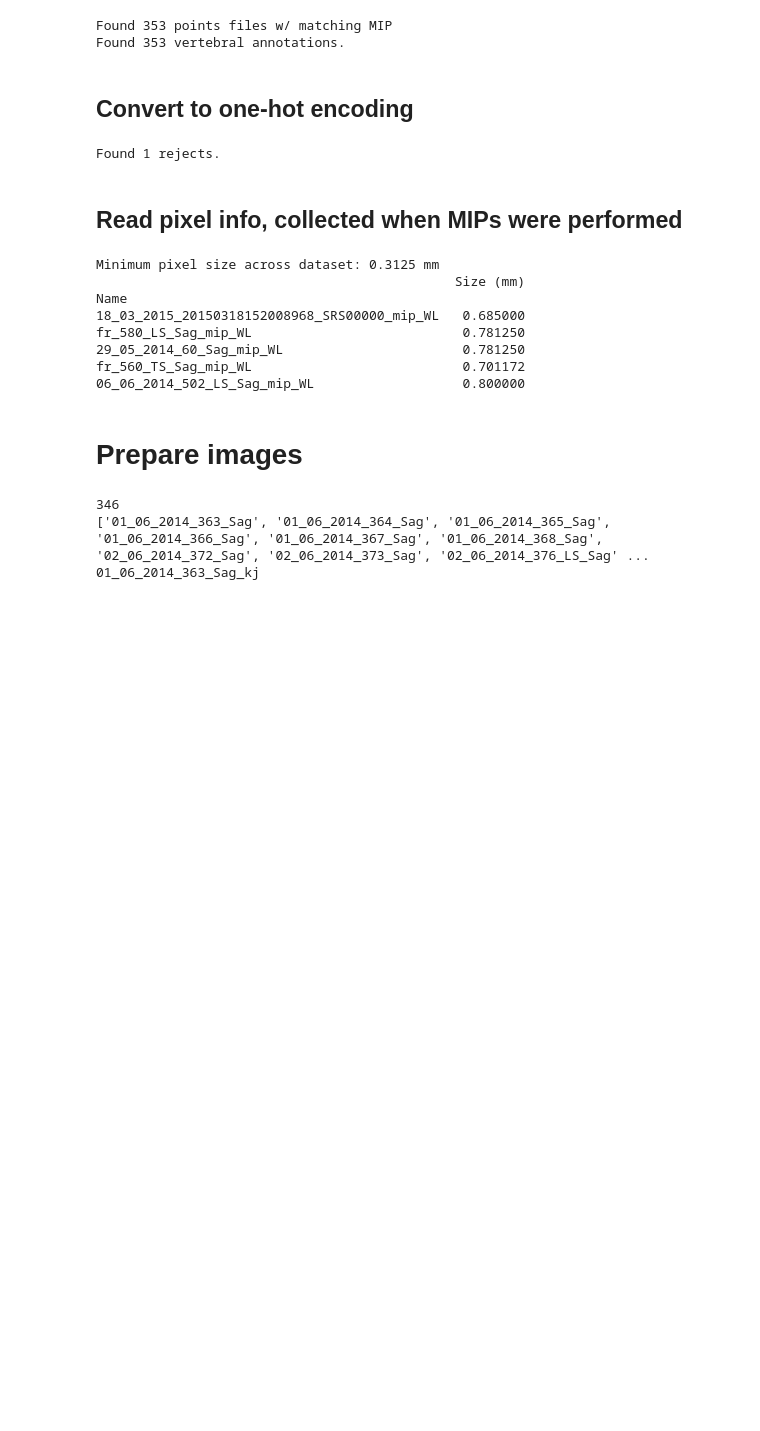
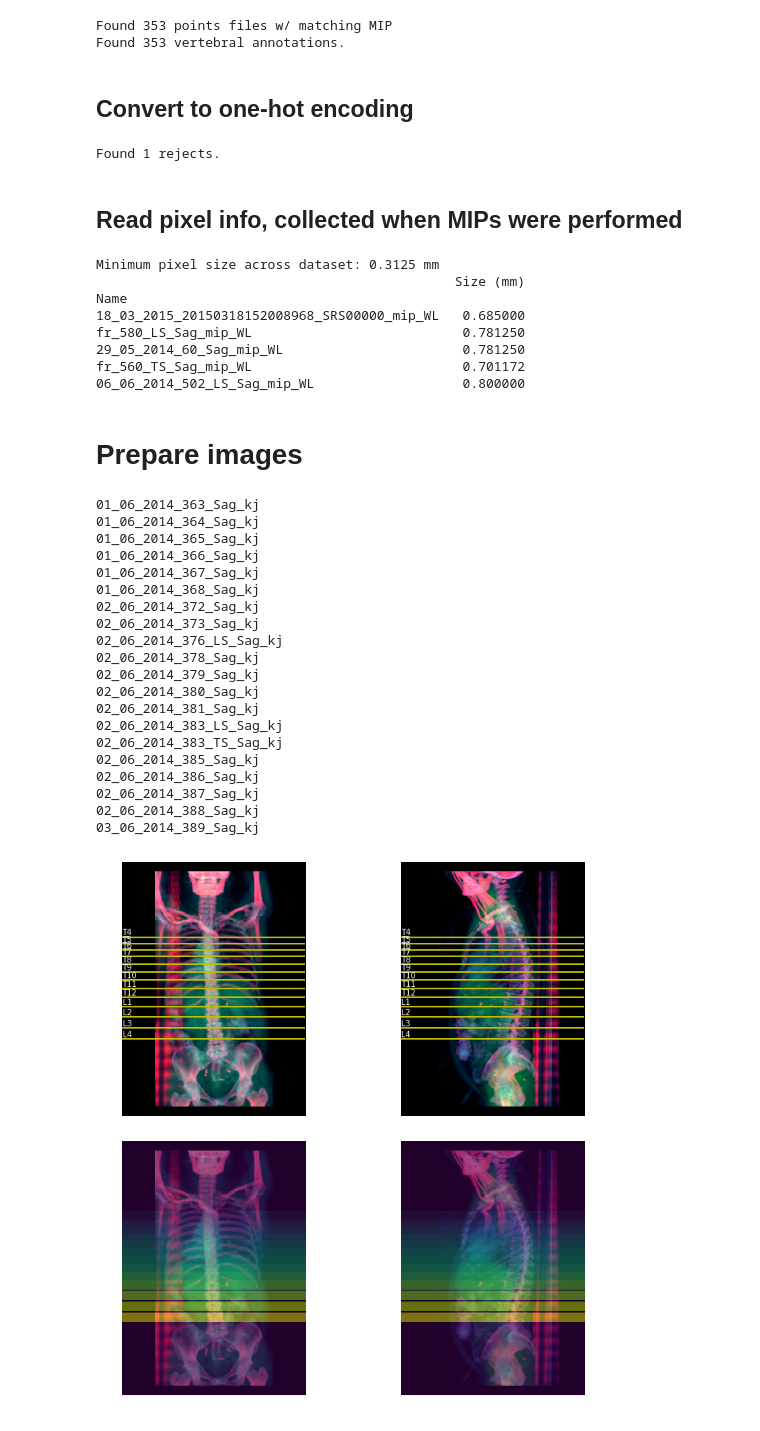
Before and after one commit to DMcSweeney/coronal_sagittal_cnn, a Jupyter notebook: prepare_data.ipynb, the cells around one changed output. Cells and saved outputs as stored; diff of their text form; code cells hidden in the pictures; blank space fills up the shorter version.

```diff
--- a/prepare_data.ipynb
+++ b/prepare_data.ipynb
@@ -192,8 +193,6 @@ def prep_images(pts_dict, rejects, pix_info, outpath='./data/annotated_sanity/',
     clean_path = '/home/donal/PhD/initial_spines/CT_models/FCN/data/clean_data.npz'
     clean_data = np.load(clean_path)
     id_list = [''.join(elem) for elem in clean_data['id']]
-    print(len(id_list))
-    print(id_list)
     cor_info = pd.read_csv(cor_info_csv)
     sag_info = pd.read_csv(sag_info_csv)
     for key, val in pts_dict.items():
@@ -224,18 +223,29 @@ def prep_images(pts_dict, rejects, pix_info, outpath='./data/annotated_sanity/',
                 vert_dict[vert] = y
 
             # Convert y coordinate to heatmap
-            gt_holder = np.zeros((*cor_img.shape[:2], len(ordered_verts)))
+            gt_holder = np.zeros((*cor_img.shape[:2], len(ordered_verts)), dtype=np.int16)
+            mask_holder = np.zeros((*cor_img.shape[:2], len(ordered_verts)+1), dtype=np.int16)
             for vert, y in vert_dict.items():
                 channel = ordered_verts.index(vert)
                 x = np.linspace(0, 626, 626)
                 gauss = np.array(stats.norm.pdf(x, y, 10))[..., np.newaxis]
                 norm_gauss = (gauss - gauss.min())/(gauss.max()-gauss.min())*626
-                tmp = np.tile(norm_gauss, (1, 452))
+                # FULL-WIDTH HALF-MAX threshold for classification
+                thresh_mask = np.where(norm_gauss >= norm_gauss.max()/2, 1, 0)
+                tmp_mask = np.tile(thresh_mask, (1, 452)).astype(np.int16)
+                tmp = np.tile(norm_gauss, (1, 452)).astype(np.int16)
                 gt_holder[..., channel] = tmp
+                mask_holder[..., channel+1] = tmp_mask
 
             # Save heatmap to folder
             np.save(f'./data/heatmaps/{key}.npy', gt_holder)
+            np.save(f'./data/masks/{key}.npy', mask_holder)
 
+            with open(f'./data/coordinates/{key}.csv', 'w') as f:
+                wrt = csv.writer(f, dialect='excel')
+                wrt.writerow(['Level', 'Coordinate'])
+                for vert, coord in vert_dict.items():
+                    wrt.writerow([vert, coord])
 
             if plot:
                 fig, axes = plt.subplots(2, 2, figsize=(10, 10))
@@ -248,9 +258,9 @@ def prep_images(pts_dict, rejects, pix_info, outpath='./data/annotated_sanity/',
                 ax[0].imshow(cor_img)
                 ax[1].imshow(sag_img)
                 ax[2].imshow(cor_img)
-                ax[2].imshow(np.argmax(gt_holder, axis=-1), alpha=0.5)
+                ax[2].imshow(np.argmax(mask_holder, axis=-1), alpha=0.5)
                 ax[3].imshow(sag_img)
-                ax[3].imshow(np.argmax(gt_holder, axis=-1), alpha=0.5)
+                ax[3].imshow(np.argmax(mask_holder, axis=-1), alpha=0.5)
                 for vert, y in vert_dict.items():
                     ax[0].axhline(y, linewidth=2, c='y')
                     ax[0].text(0, y-5, vert, color='w')
@@ -259,10 +269,28 @@ def prep_images(pts_dict, rejects, pix_info, outpath='./data/annotated_sanity/',
 
 
                 #plt.close()
-            break
+                break
 # %%
-prep_images(pts_dict, reject_list, pix_info, plot=False)
+prep_images(pts_dict, reject_list, pix_info, plot=True)
 # %% [output]
-346
-['01_06_2014_363_Sag', '01_06_2014_364_Sag', '01_06_2014_365_Sag', '01_06_2014_366_Sag', '01_06_2014_367_Sag', '01_06_2014_368_Sag', '02_06_2014_372_Sag', '02_06_2014_373_Sag', '02_06_2014_376_LS_Sag' ...
 01_06_2014_363_Sag_kj
+01_06_2014_364_Sag_kj
+01_06_2014_365_Sag_kj
+01_06_2014_366_Sag_kj
+01_06_2014_367_Sag_kj
+01_06_2014_368_Sag_kj
+02_06_2014_372_Sag_kj
+02_06_2014_373_Sag_kj
+02_06_2014_376_LS_Sag_kj
+02_06_2014_378_Sag_kj
+02_06_2014_379_Sag_kj
+02_06_2014_380_Sag_kj
+02_06_2014_381_Sag_kj
+02_06_2014_383_LS_Sag_kj
+02_06_2014_383_TS_Sag_kj
+02_06_2014_385_Sag_kj
+02_06_2014_386_Sag_kj
+02_06_2014_387_Sag_kj
+02_06_2014_388_Sag_kj
+03_06_2014_389_Sag_kj
+[figure, added]
```
Also changed, not shown: parts of 1 cell of this notebook, 7 other files.
